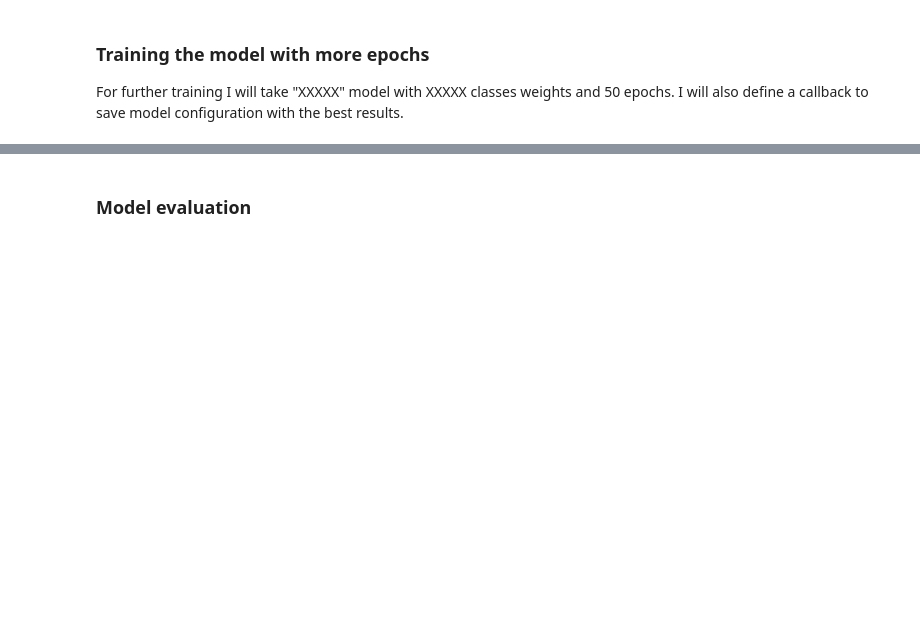
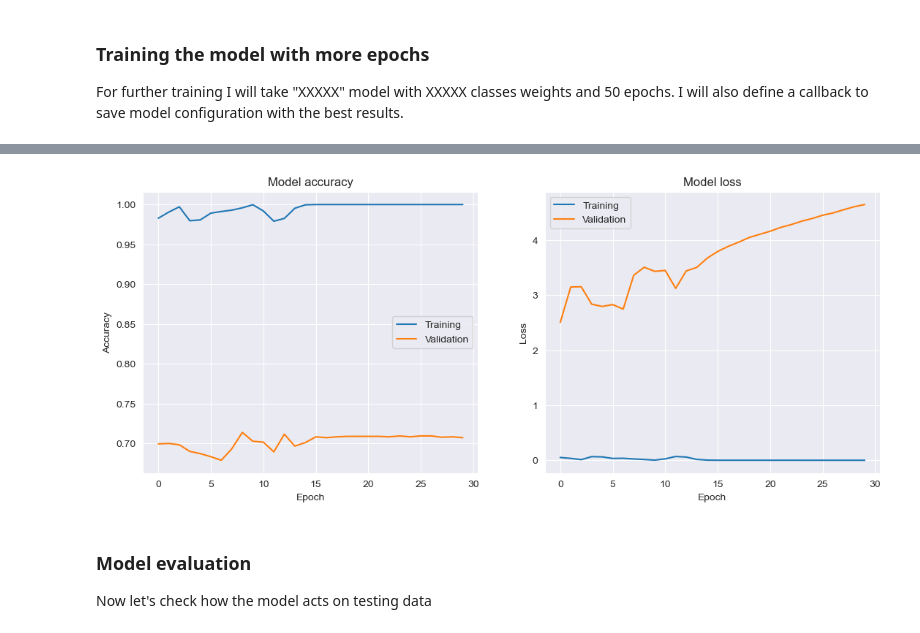
Before and after one commit to vroobelle93/04_skin_diseases, a Jupyter notebook: skin_diseases.ipynb, the cells around one changed output, grey strips where cells are left out. Drawn from its saved outputs; the diff is of its cells as text; code cells hidden in the pictures; blank space fills up the shorter version.

```diff
--- a/skin_diseases.ipynb
+++ b/skin_diseases.ipynb
@@ -550,4 +523,25 @@ plt.show()
-# %% [markdown]
-### Model evaluation
+# %%
+fig, ax = plt.subplots(ncols=2, figsize=(13,5))
+
+ax[0].plot(history_3.history['accuracy'])
+ax[0].plot(history_3.history['val_accuracy'])
+ax[0].set_title('Model accuracy')
+ax[0].set_ylabel('Accuracy')
+ax[0].set_xlabel('Epoch')
+ax[0].legend(['Training', 'Validation'])
+
+ax[1].plot(history_3.history['loss'])
+ax[1].plot(history_3.history['val_loss'])
+ax[1].set_title('Model loss')
+ax[1].set_ylabel('Loss')
+ax[1].set_xlabel('Epoch')
+ax[1].legend(['Training', 'Validation'])
+
+plt.show()
+# %% [output]
+[figure, added]
+# %% [markdown]
+### Model evaluation
+Now let's check how the model acts on testing data
 # %%
 model_3.evaluate(test_generator)
```
Also changed, not shown: parts of 36 cells of this notebook.
